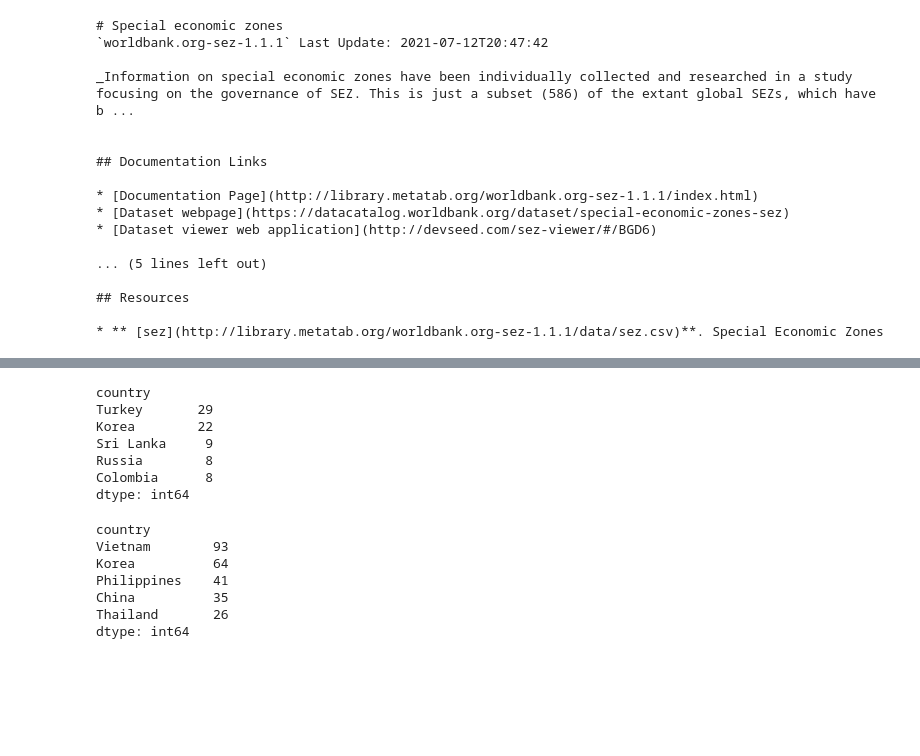
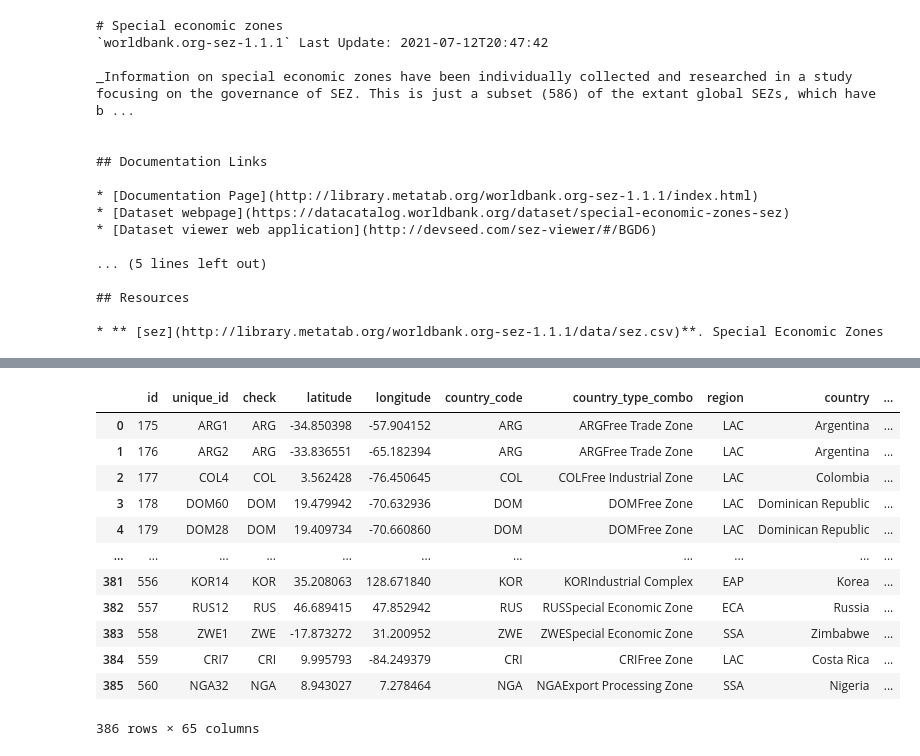
Before and after one commit to sandiegodata-projects/chartercitiesinstitute.org-sez, a Jupyter notebook: notebooks/ericbusboom/02 Circular Patches.ipynb, the cells around one changed output, grey strips where cells are left out. Drawn from its saved outputs; the diff is of its cells as text; code cells hidden in the pictures; blank space fills up the shorter version.

```diff
--- a/notebooks/ericbusboom/02 Circular Patches.ipynb
+++ b/notebooks/ericbusboom/02 Circular Patches.ipynb
@@ -174,0 +249,3 @@ sez[['unique_id', 'geo_area', 'year']]
+# %%
+df = sez.merge(slopes[['unique_id','rate_change']])
+df.head().T
@@ -249,20 +369,16 @@ uid = slopes[slopes.slope_diff < 0].unique_id
-# %%
-sez[sez.unique_id.isin(uid)].value_counts('country').head()
-# %% [output]
-country
-Turkey       29
-Korea        22
-Sri Lanka     9
-Russia        8
-Colombia      8
-dtype: int64
-# %%
-sez[~sez.unique_id.isin(uid)].value_counts('country').head()
-# %% [output]
-country
-Vietnam        93
-Korea          64
-Philippines    41
-China          35
-Thailand       26
-dtype: int64
+# %%
+df
+# %% [output]
+|  | id | unique_id | check | latitude | longitude | country_code | country_type_combo | region | country | ... |
+| 0 | 175 | ARG1 | ARG | -34.850398 | -57.904152 | ARG | ARGFree Trade Zone | LAC | Argentina | ... |
+| 1 | 176 | ARG2 | ARG | -33.836551 | -65.182394 | ARG | ARGFree Trade Zone | LAC | Argentina | ... |
+| 2 | 177 | COL4 | COL | 3.562428 | -76.450645 | COL | COLFree Industrial Zone | LAC | Colombia | ... |
+| 3 | 178 | DOM60 | DOM | 19.479942 | -70.632936 | DOM | DOMFree Zone | LAC | Dominican Republic | ... |
+| 4 | 179 | DOM28 | DOM | 19.409734 | -70.660860 | DOM | DOMFree Zone | LAC | Dominican Republic | ... |
+| ... | ... | ... | ... | ... | ... | ... | ... | ... | ... | ... |
+| 381 | 556 | KOR14 | KOR | 35.208063 | 128.671840 | KOR | KORIndustrial Complex | EAP | Korea | ... |
+| 382 | 557 | RUS12 | RUS | 46.689415 | 47.852942 | RUS | RUSSpecial Economic Zone | ECA | Russia | ... |
+| 383 | 558 | ZWE1 | ZWE | -17.873272 | 31.200952 | ZWE | ZWESpecial Economic Zone | SSA | Zimbabwe | ... |
+| 384 | 559 | CRI7 | CRI | 9.995793 | -84.249379 | CRI | CRIFree Zone | LAC | Costa Rica | ... |
+| 385 | 560 | NGA32 | NGA | 8.943027 | 7.278464 | NGA | NGAExport Processing Zone | SSA | Nigeria | ... |
+386 rows × 65 columns
```
Also changed, not shown: parts of 26 cells of this notebook, 2 other files.
